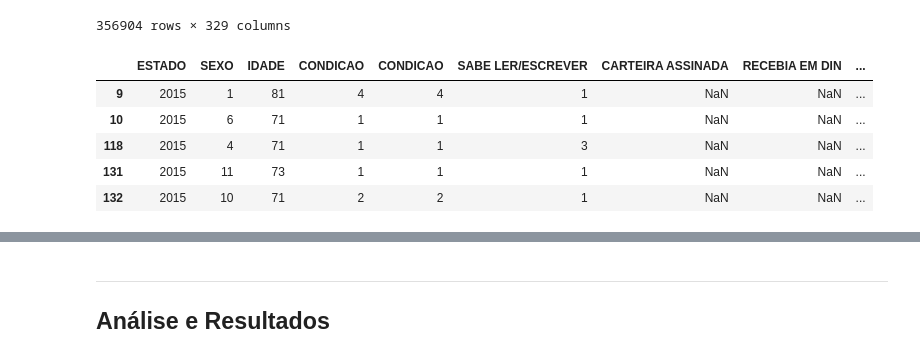
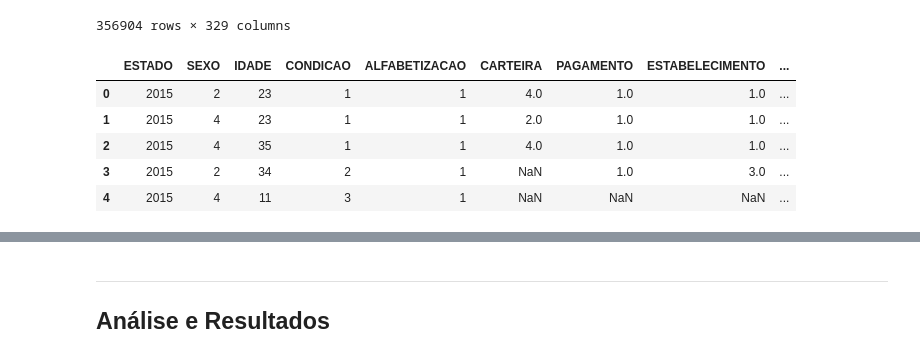
Before and after one commit to marianasabrantes/DP-P1, a Jupyter notebook: DP_P01_mariana.ipynb, the cells around one changed output, grey strips where cells are left out. Cells and saved outputs as stored; diff of their text form; code cells hidden in the pictures.

```diff
--- a/DP_P01_mariana.ipynb
+++ b/DP_P01_mariana.ipynb
@@ -55,34 +55,27 @@ dados
 | 356903 | 356903 | 2015 | 53 | 2148 | 17 | 5 | 4 | 14 | 6 | 2008 | ... | ... |
 356904 rows × 329 columns
 # %%
-_dados = dados[['V0101', 'V3032','V8005', 'V0402', 'V0402', 'V0601', 'V9042', 'V9531', 'V90531', 'V9054', 'V9059',
-                'V9060','V9077', 'V1091', 'V4743', 'V4745']]
+_dados = dados[['V0101', 'V0302','V8005', 'V0402', 'V0601', 'V9042', 'V9531', 'V9054',
+                'V9060','V9077', 'V4743', 'V4745']]
 
 A = _dados.rename(index = str, columns = {'V0101': "ESTADO"})
-B = A.rename(index = str, columns = {'V3032': "SEXO"})
+B = A.rename(index = str, columns = {'V0302': "SEXO"})
 C = B.rename(index = str, columns = {'V8005': "IDADE"})
 D = C.rename(index = str, columns = {'V0402': "CONDICAO"})
-E = D.rename(index = str, columns = {'V0601': "SABE LER/ESCREVER"})
-F = E.rename(index = str, columns = {'V9042': "CARTEIRA ASSINADA"})
-G = F.rename(index = str, columns = {'V9531': "RECEBIA EM DIN"})
-H = G.rename(index = str, columns = {'V9054': "TIPO DE ESTABELECIMENTO"})
-I = H.rename(index = str, columns = {'V9059': "CONTRIBUIA P/PREVIDENCIA"})
-J = I.rename(index = str, columns = {'V9060': "TIPO DE PREVIDENCIA"})
-K = J.rename(index = str, columns = {'V9077': "POSICAO NO TRABALHO"})
-L = K.rename(index = str, columns = {'V1091': "ANOS DE CONTRIBUICAO"})
-M = L.rename(index = str, columns = {'V4743': "RENDIMENTO MENSAL"})
-N = M.rename(index = str, columns = {'V4745': "NIVEL DE ESTUDO"})
-O = N.rename(index = str, columns = {'V90531': "CNPJ"})
+E = D.rename(index = str, columns = {'V0601': "ALFABETIZACAO"})
+F = E.rename(index = str, columns = {'V9042': "CARTEIRA"})
+G = F.rename(index = str, columns = {'V9531': "PAGAMENTO"})
+H = G.rename(index = str, columns = {'V9054': "ESTABELECIMENTO"})
+I = H.rename(index = str, columns = {'V9060': "T_PREVIDENCIA"})
+J = I.rename(index = str, columns = {'V9077': "TRABALHO"})
+M = J.rename(index = str, columns = {'V4743': "RENDIMENTO"})
+N = M.rename(index = str, columns = {'V4745': "ESTUDO"})
 
-P = O[O['IDADE']>=70]
-#Q = [P(P.CONDICAO == 1)]
-#Z = [Q['model year']>=75]
-#X = [Z['model year']>=75]
-P.head()
+N.head()
 # %% [output]
-|  | ESTADO | SEXO | IDADE | CONDICAO | CONDICAO | SABE LER/ESCREVER | CARTEIRA ASSINADA | RECEBIA EM DIN | ... |
-| 9 | 2015 | 1 | 81 | 4 | 4 | 1 | NaN | NaN | ... |
-| 10 | 2015 | 6 | 71 | 1 | 1 | 1 | NaN | NaN | ... |
-| 118 | 2015 | 4 | 71 | 1 | 1 | 3 | NaN | NaN | ... |
-| 131 | 2015 | 11 | 73 | 1 | 1 | 1 | NaN | NaN | ... |
-| 132 | 2015 | 10 | 71 | 2 | 2 | 1 | NaN | NaN | ... |
+|  | ESTADO | SEXO | IDADE | CONDICAO | ALFABETIZACAO | CARTEIRA | PAGAMENTO | ESTABELECIMENTO | ... |
+| 0 | 2015 | 2 | 23 | 1 | 1 | 4.0 | 1.0 | 1.0 | ... |
+| 1 | 2015 | 4 | 23 | 1 | 1 | 2.0 | 1.0 | 1.0 | ... |
+| 2 | 2015 | 4 | 35 | 1 | 1 | 4.0 | 1.0 | 1.0 | ... |
+| 3 | 2015 | 2 | 34 | 2 | 1 | NaN | 1.0 | 3.0 | ... |
+| 4 | 2015 | 4 | 11 | 3 | 1 | NaN | NaN | NaN | ... |
```
Also changed, not shown: parts of 2 cells of this notebook.
